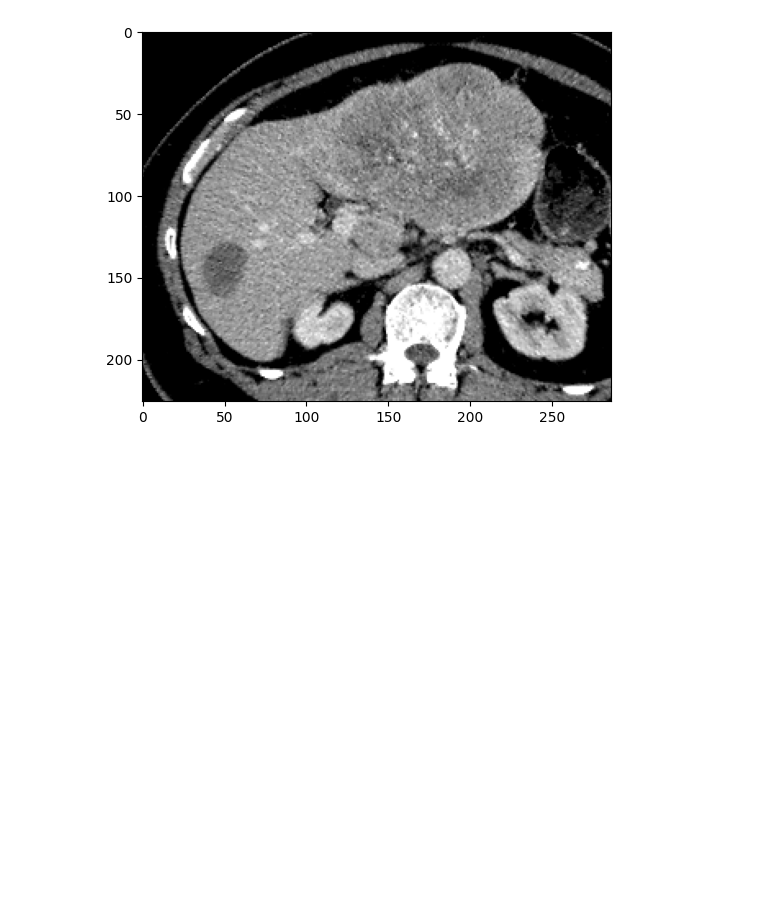
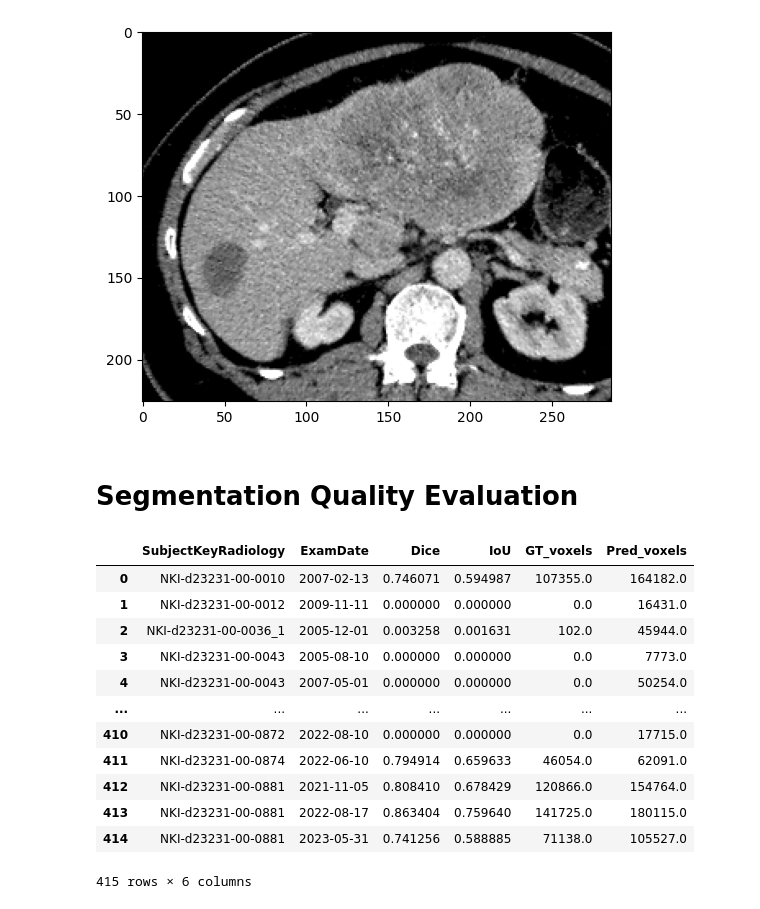
Before and after one commit to ljestaciocerquin/contrast_phase, a Jupyter notebook: Segmentation/segmentation.ipynb, the cells around one changed output. Saved outputs shown, nothing was run; the diff lists cells and outputs as text; code cells hidden in the pictures; blank space fills up the shorter version.

```diff
--- a/Segmentation/segmentation.ipynb
+++ b/Segmentation/segmentation.ipynb
@@ -1062,3 +1062,22 @@ plt.imshow(np.rot90(img[:, :, 135]), cmap="gray")
 # %% [output]
 <matplotlib.image.AxesImage at 0x...>
 [figure]
+# %% [markdown]
+# Segmentation Quality Evaluation
+# %%
+results = pd.read_csv("/projects/net_contrast_classification/contrast_phase/Segmentation/seg_test_metrics.csv")
+results
+# %% [output]
+|  | SubjectKeyRadiology | ExamDate | Dice | IoU | GT_voxels | Pred_voxels |
+| 0 | NKI-d23231-00-0010 | 2007-02-13 | 0.746071 | 0.594987 | 107355.0 | 164182.0 |
+| 1 | NKI-d23231-00-0012 | 2009-11-11 | 0.000000 | 0.000000 | 0.0 | 16431.0 |
+| 2 | NKI-d23231-00-0036_1 | 2005-12-01 | 0.003258 | 0.001631 | 102.0 | 45944.0 |
+| 3 | NKI-d23231-00-0043 | 2005-08-10 | 0.000000 | 0.000000 | 0.0 | 7773.0 |
+| 4 | NKI-d23231-00-0043 | 2007-05-01 | 0.000000 | 0.000000 | 0.0 | 50254.0 |
+| ... | ... | ... | ... | ... | ... | ... |
+| 410 | NKI-d23231-00-0872 | 2022-08-10 | 0.000000 | 0.000000 | 0.0 | 17715.0 |
+| 411 | NKI-d23231-00-0874 | 2022-06-10 | 0.794914 | 0.659633 | 46054.0 | 62091.0 |
+| 412 | NKI-d23231-00-0881 | 2021-11-05 | 0.808410 | 0.678429 | 120866.0 | 154764.0 |
+| 413 | NKI-d23231-00-0881 | 2022-08-17 | 0.863404 | 0.759640 | 141725.0 | 180115.0 |
+| 414 | NKI-d23231-00-0881 | 2023-05-31 | 0.741256 | 0.588885 | 71138.0 | 105527.0 |
+415 rows × 6 columns
```
Also changed, not shown: parts of 3 cells of this notebook, 12 other files.
